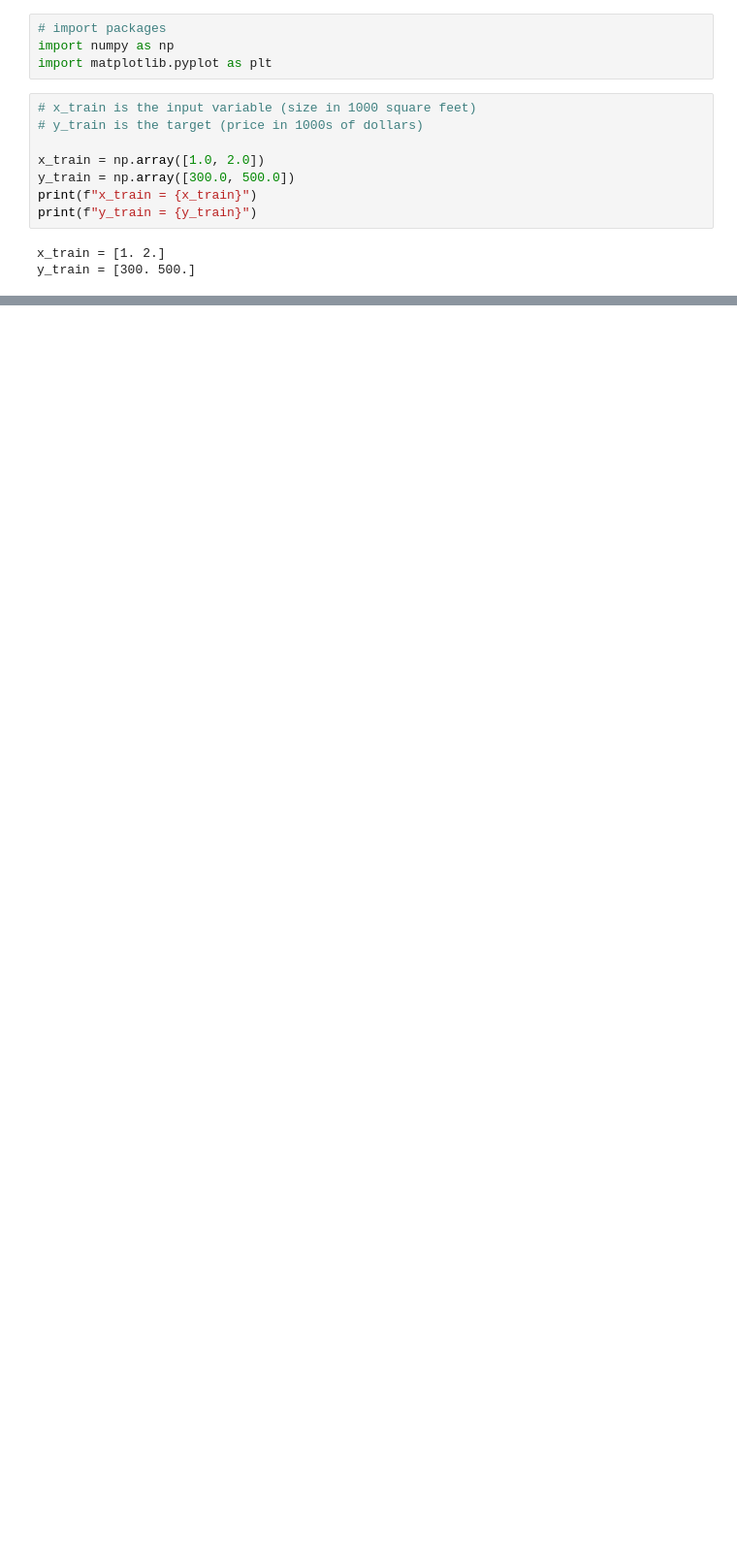
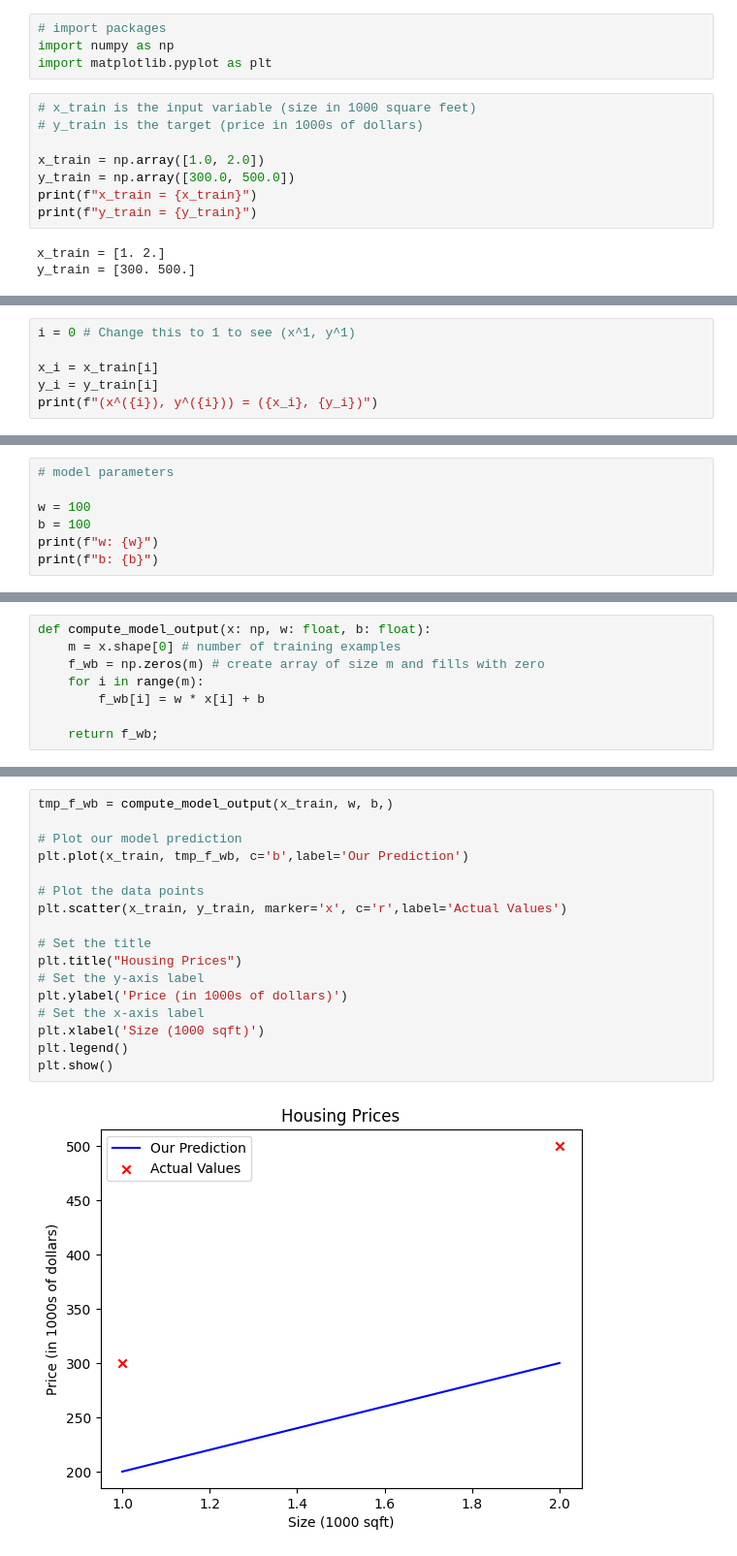
Before and after one commit to Zain-ul-din/ML, a Jupyter notebook: follow_along/regression_and_classification/regression_model_1.ipynb, the cells around one changed output, grey strips where cells are left out. Shown: that part at 97% size. Drawn from its saved outputs; the diff is of its cells as text; blank space fills up the shorter version.

```diff
--- a/follow_along/regression_and_classification/regression_model_1.ipynb
+++ b/follow_along/regression_and_classification/regression_model_1.ipynb
@@ -55,0 +32,6 @@ x_train shape: (2,)
+# %%
+i = 0 # Change this to 1 to see (x^1, y^1)
+
+x_i = x_train[i]
+y_i = y_train[i]
+print(f"(x^({i}), y^({i})) = ({x_i}, {y_i})")
@@ -55,0 +54,7 @@ x_train shape: (2,)
+# %%
+# model parameters
+
+w = 100
+b = 100
+print(f"w: {w}")
+print(f"b: {b}")
@@ -55,0 +64,8 @@ x_train shape: (2,)
+# %%
+def compute_model_output(x: np, w: float, b: float):
+    m = x.shape[0] # number of training examples
+    f_wb = np.zeros(m) # create array of size m and fills with zero
+    for i in range(m):
+        f_wb[i] = w * x[i] + b
+
+    return f_wb;
@@ -55,0 +77,19 @@ x_train shape: (2,)
+# %%
+tmp_f_wb = compute_model_output(x_train, w, b,)
+
+# Plot our model prediction
+plt.plot(x_train, tmp_f_wb, c='b',label='Our Prediction')
+
+# Plot the data points
+plt.scatter(x_train, y_train, marker='x', c='r',label='Actual Values')
+
+# Set the title
+plt.title("Housing Prices")
+# Set the y-axis label
+plt.ylabel('Price (in 1000s of dollars)')
+# Set the x-axis label
+plt.xlabel('Size (1000 sqft)')
+plt.legend()
+plt.show()
+# %% [output]
+[figure, added]
```
Also changed, not shown: parts of 7 cells of this notebook.
